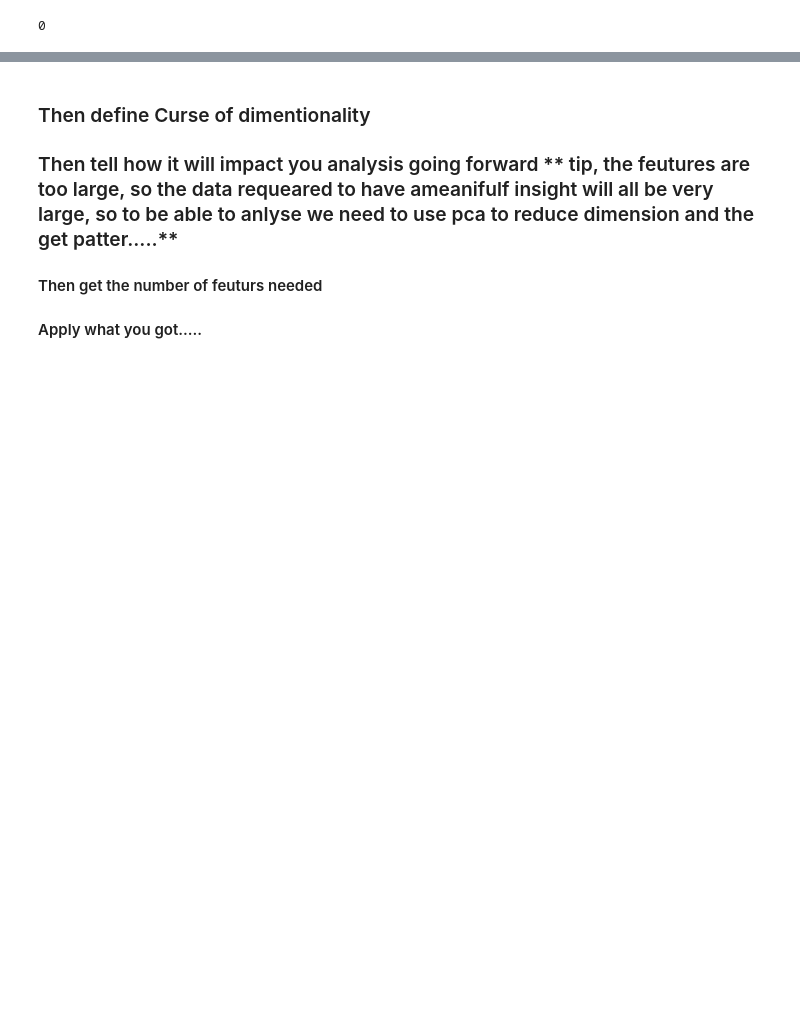
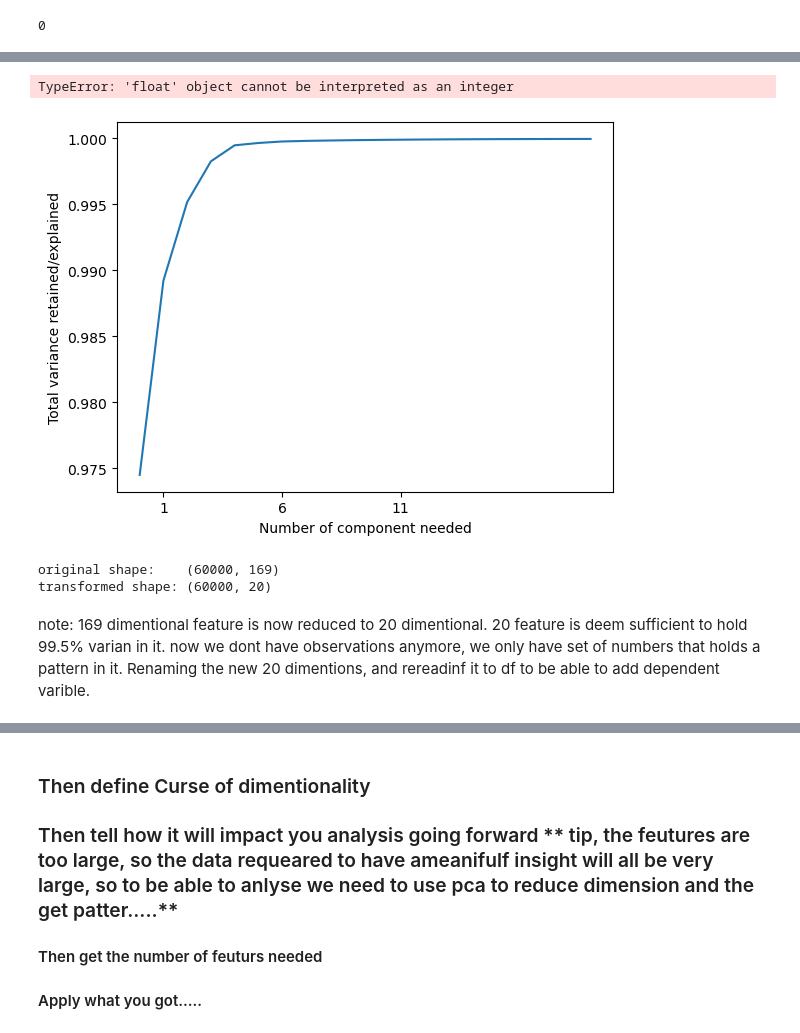
Before and after one commit to Ayomide-ola/Bussiness_Analysis, a Jupyter notebook: App_failure CA.ipynb, the cells around one changed output, grey strips where cells are left out. Saved outputs shown, nothing was run; the diff lists cells and outputs as text; code cells hidden in the pictures; blank space fills up the shorter version.

```diff
--- a/App_failure CA.ipynb
+++ b/App_failure CA.ipynb
@@ -1062,0 +974,22 @@ as the number of dimensions grows:
+# %%
+plt.plot(np.cumsum(pca.explained_variance_ratio_))
+plt.xlabel ("Number of component needed")
+plt.ylabel ("Total variance retained/explained")
+plt.xticks(range(1,15,5))
+plt.yticks(range(1,1,0.05))
+plt.show()
+# %% [output]
+TypeError: 'float' object cannot be interpreted as an integer
+[figure, added]
+# %%
+#Sepcifying i need just 20 features
+pca= PCA(20)
+aps_t = pca.fit_transform(aps)
+print("original shape:   ", aps.shape)
+print("transformed shape:", aps_t.shape)
+# now fetures have been transformed to 20 features
+# %% [output]
+original shape:    (60000, 169)
+transformed shape: (60000, 20)
+# %% [markdown]
+note: 169 dimentional feature is now reduced to 20 dimentional. 20 feature is deem sufficient to hold 99.5% varian in it. now we dont have observations anymore, we only have set of numbers that holds a pattern in it. Renaming the new 20 dimentions, and rereadinf it to df to be able to add dependent varible.
```
Also changed, not shown: parts of 133 cells of this notebook.
